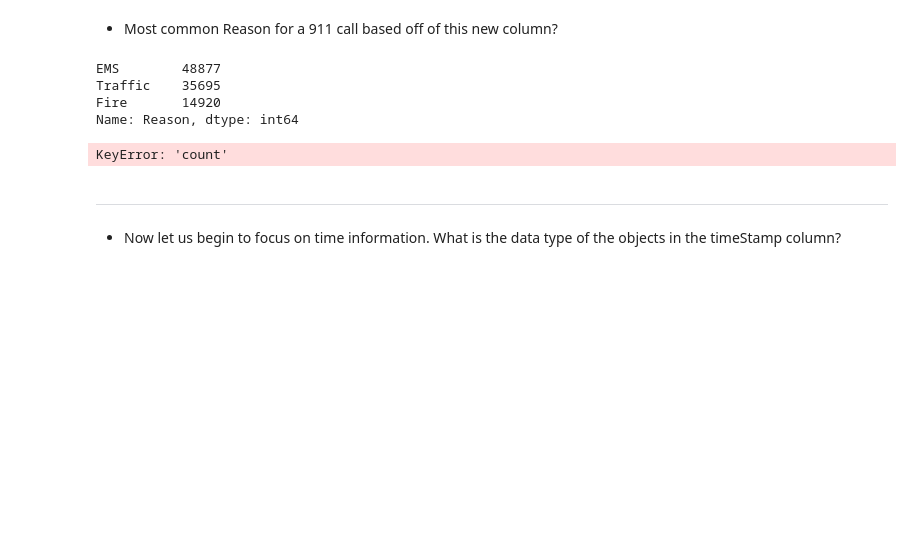
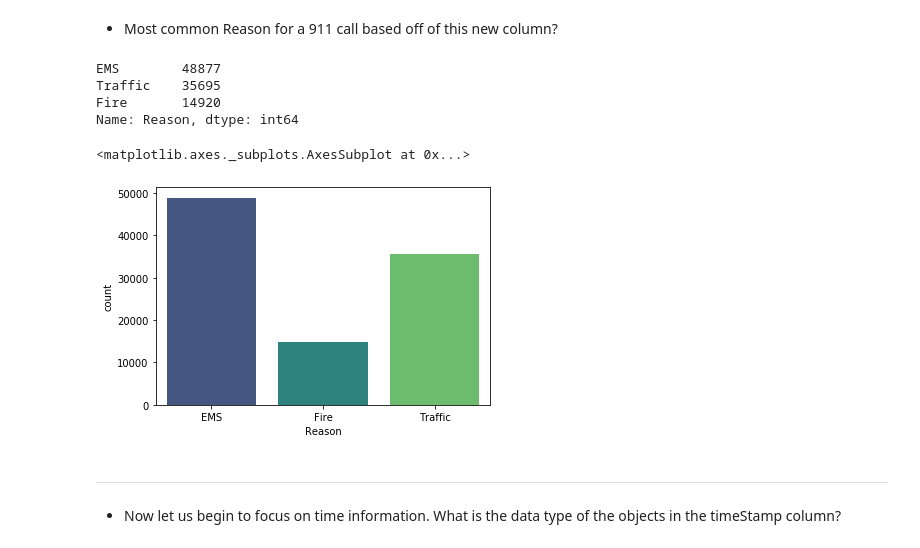
Before and after one commit to k21k/Python-Notes, a Jupyter notebook: Exercises - Qasim/Capstone Project 1/911 Calls - o .ipynb, the cells around one changed output. Drawn from its saved outputs; the diff is of its cells as text; code cells hidden in the pictures; blank space fills up the shorter version.

```diff
--- a/Exercises - Qasim/Capstone Project 1/911 Calls - o .ipynb
+++ b/Exercises - Qasim/Capstone Project 1/911 Calls - o .ipynb
@@ -120,7 +110,6 @@ df['title'].nunique()
 
 * *For example, if the title column value is EMS: BACK PAINS/INJURY , the Reason column value would be EMS.*
 # %%
-df[['Reason','Departments']] = df['title'].str.split(':',expand=True)
-df2 = df['Reason']
-df2
+df['Reason'] = df['title'].apply(lambda title: title.split(':')[0])
+df.head()
 # %% [output]
@@ -144,14 +127,15 @@ df3.columns= 'count'
-# %%
-df3.head()
-# %% [output]
-EMS        48877
-Traffic    35695
-Fire       14920
-Name: Reason, dtype: int64
+# %%
+df['Reason'].value_counts()
+# %% [output]
+EMS        48877
+Traffic    35695
+Fire       14920
+Name: Reason, dtype: int64
 # %%
-sns.countplot(x=df3['count'],data=df3)
+sns.countplot(x='Reason',data=df,palette='viridis')
 # %% [output]
-KeyError: 'count'
+<matplotlib.axes._subplots.AxesSubplot at 0x...>
+[figure, added]
 # %% [markdown]
 ___
 * Now let us begin to focus on time information. What is the data type of the objects in the timeStamp column?
```
Also changed, not shown: parts of 40 cells of this notebook, 1 other file.
